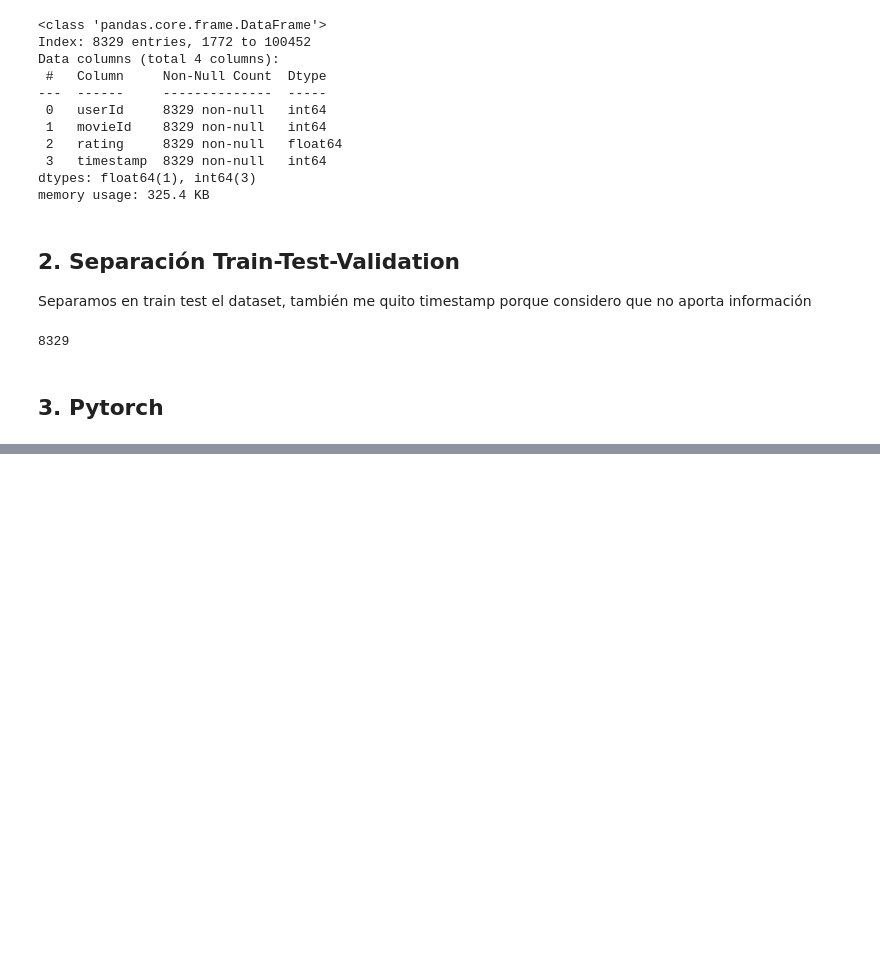
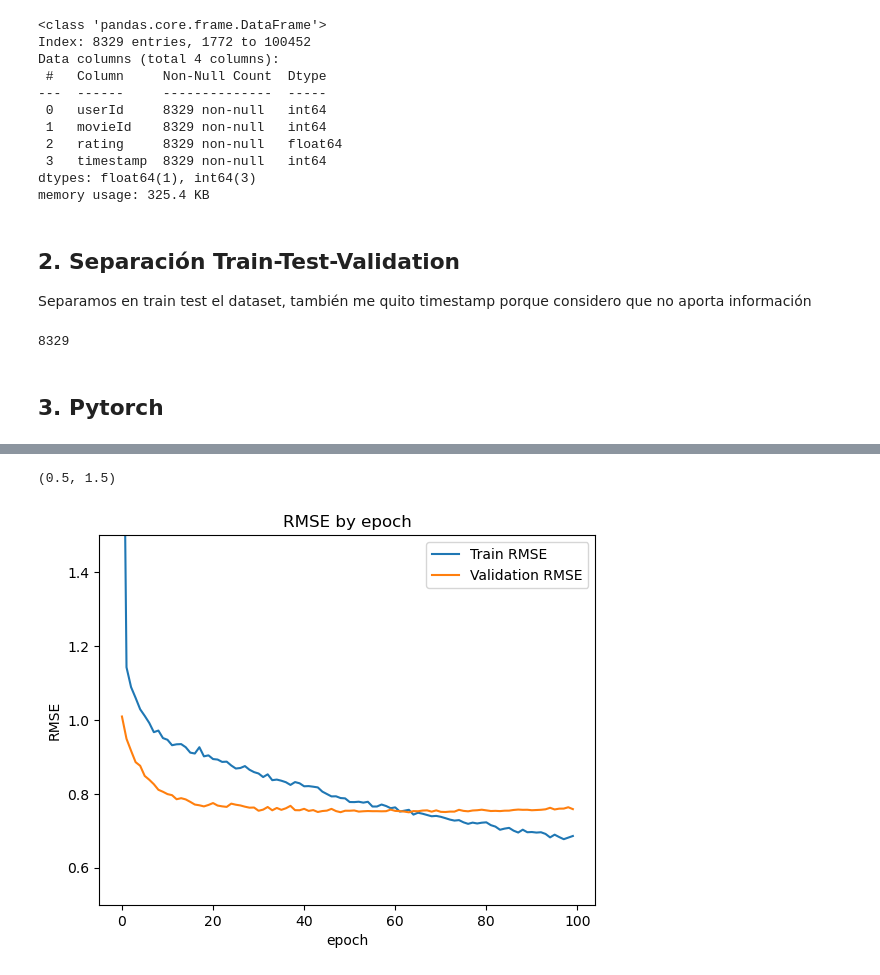
Before and after one commit to Mauro-Aguirregaray/Master-IA, a Jupyter notebook: [08] Aprendizaje Profundo 1/TPs/TP1_AP_MauroAguirregaray.ipynb, the cells around one changed output, grey strips where cells are left out. Saved outputs shown, nothing was run; the diff lists cells and outputs as text; code cells hidden in the pictures; blank space fills up the shorter version.

```diff
--- a/[08] Aprendizaje Profundo 1/TPs/TP1_AP_MauroAguirregaray.ipynb
+++ b/[08] Aprendizaje Profundo 1/TPs/TP1_AP_MauroAguirregaray.ipynb
@@ -408,0 +435,14 @@ for epoch in range(epochs):
+# %%
+# Grafica loss por epoch
+fig, ax1= plt.subplots(1,1)
+ax1.plot(train_rmse_by_epoch, label="Train RMSE")
+ax1.plot(valid_rmse_by_epoch, label="Validation RMSE")
+ax1.legend()
+ax1.set_title("RMSE by epoch")
+ax1.set_xlabel("epoch")
+ax1.set_ylabel("RMSE")
+# Ajustar el rango del eje y
+ax1.set_ylim(0.5, 1.5)
+# %% [output]
+(0.5, 1.5)
+[figure, added]
```
Also changed, not shown: parts of 30 cells of this notebook.
